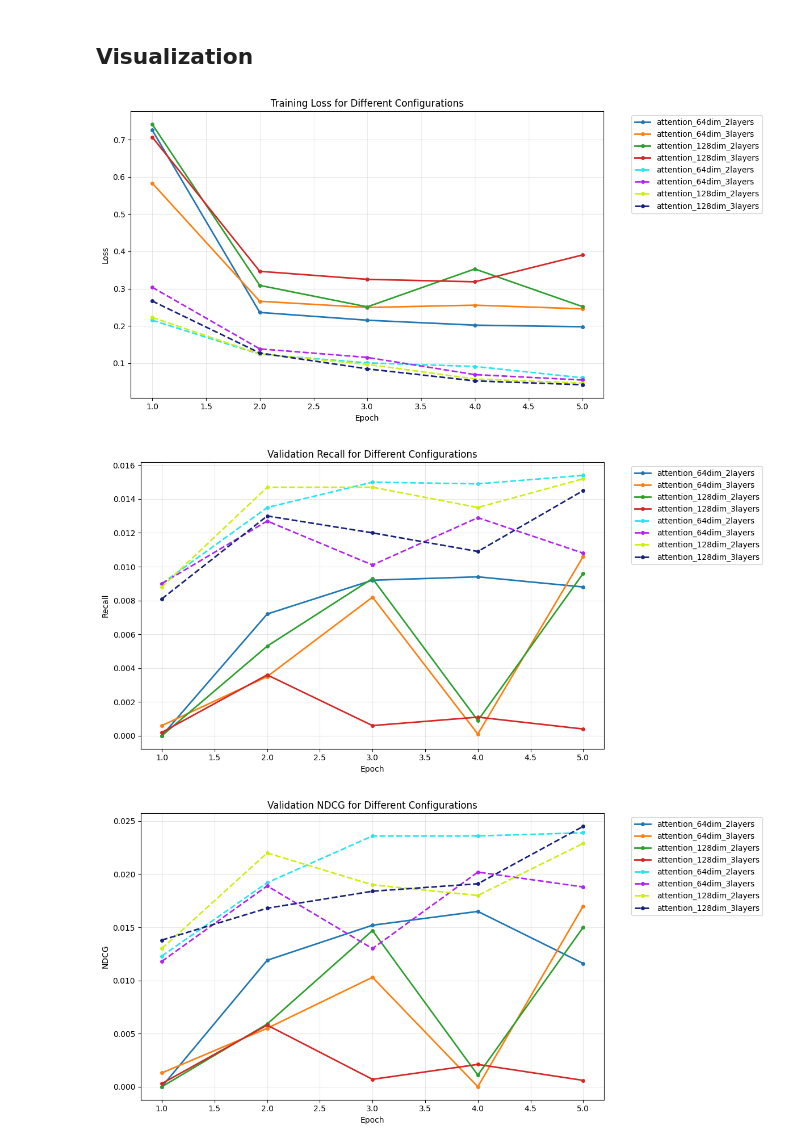
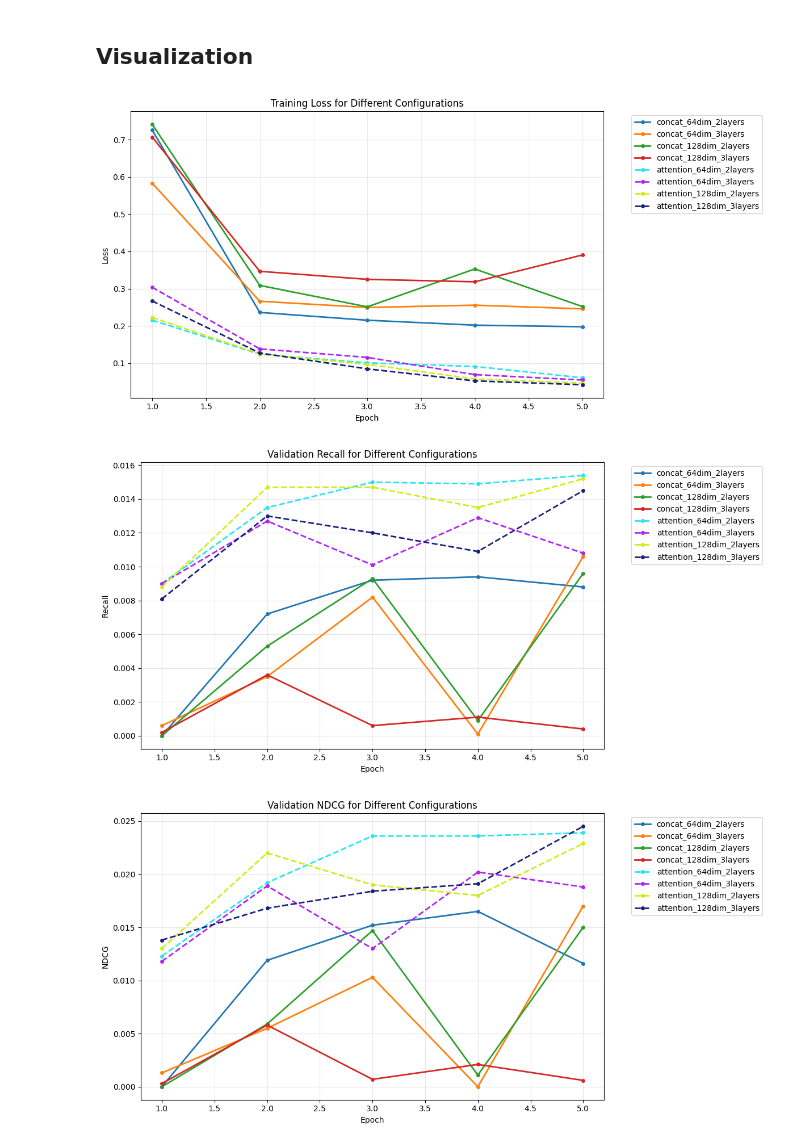
Before and after one commit to bulatsharif/GraphNN-Yambda-RecommendationSystem, a Jupyter notebook: Baseline_Models_Benchmark/yambda_mbgcn_experiments.ipynb, the cells around one changed output. Saved outputs shown, nothing was run; the diff lists cells and outputs as text; code cells hidden in the pictures.

Commit message:
fix: Adjust the configuration names in visualization

```diff
--- a/Baseline_Models_Benchmark/yambda_mbgcn_experiments.ipynb
+++ b/Baseline_Models_Benchmark/yambda_mbgcn_experiments.ipynb
@@ -654,8 +654,8 @@ seed = 42
 torch.manual_seed(seed)
 np.random.seed(seed)
 
-for fusion in ['attention']:
-    for user_emb_dim in [64, 128, 256]:
+for fusion in ['concat', 'attention']:
+    for user_emb_dim in [64, 128]:
         for num_layers in [2, 3]:
             model = MBGCN(
                 num_users=graph.num_users,
@@ -713,29 +713,6 @@ for fusion in ['attention']:
                 print(f"Epoch {epoch:03d} loss={avg_loss:.6f} val_rec@{k_eval}={val_recall:.4f} val_ndcg@{k_eval}={val_ndcg:.4f}")
             configuration = f"mbgcn_{fusion}_fusion_{user_emb_dim}_user_dim_{num_layers}_layers"
             histories[configuration] = history
-# %%
-histories = dict()
-epochs = 5
-k_eval=10
-for fusion in ['concat', 'attention']:
-    for user_emb_dim in [64, 128]:
-        for num_layers in [2, 3]:
-            history = {
-                'loss': [],
-                'val_recall': [],
-                'val_ndcg': []
-            }
-            print("Training the model with parameters:")
-            print(f"  Fusion function: {fusion}")
-            print(f"  User embeddings dimension: {user_emb_dim}")
-            print(f"  Number of gnn layers: {num_layers}")
-            for epoch in range(1, epochs + 1):
-                history['loss'].append(0.0)
-                history['val_recall'].append(0.0)
-                history['val_ndcg'].append(0.0)
-                print(f"Epoch {epoch:03d} loss={0.0:.6f} val_rec@{k_eval}={0.0:.4f} val_ndcg@{k_eval}={0.0:.4f}")
-            configuration = f"mbgcn_{fusion}_fusion_{user_emb_dim}_user_dim_{num_layers}_layers"
-            histories[configuration] = history
 # %%
 import json
 
@@ -757,7 +734,7 @@ line_styles = {'concat': '-', 'attention': '--'}
 
 def get_simple_name(full_name):
     parts = full_name.split('_')
-    fusion_type = 'concat' if 'concatenation' in full_name else 'attention'
+    fusion_type = 'concat' if 'concat' in full_name else 'attention'
     dim = parts[3]
     layers = parts[6]
     return f"{fusion_type}_{dim}dim_{layers}layers"
@@ -789,33 +766,33 @@ for idx, (config_name, metrics) in enumerate(data.items()):
     plt.plot(epochs, metrics['val_recall'],
              label=simple_name, color=colors[idx],
              linestyle=line_style, linewidth=2, marker='o', markersize=4)
 
 plt.xlabel('Epoch')
 plt.ylabel('Recall')
 plt.title('Validation Recall for Different Configurations')
 plt.grid(True, alpha=0.3)
 plt.legend(bbox_to_anchor=(1.05, 1), loc='upper left')
 plt.tight_layout()
 plt.show()
 
 plt.figure(figsize=(12, 6))
 
 for idx, (config_name, metrics) in enumerate(data.items()):
     line_style = line_styles['concat'] if 'concat' in config_name else line_styles['attention']
     simple_name = get_simple_name(config_name)
 
     plt.plot(epochs, metrics['val_ndcg'],
              label=simple_name, color=colors[idx],
              linestyle=line_style, linewidth=2, marker='o', markersize=4)
 
 plt.xlabel('Epoch')
 plt.ylabel('NDCG')
 plt.title('Validation NDCG for Different Configurations')
 plt.grid(True, alpha=0.3)
 plt.legend(bbox_to_anchor=(1.05, 1), loc='upper left')
 plt.tight_layout()
 plt.show()
 # %% [output]
-[figure, old version]
+[figure, new version]
-[figure, old version]
+[figure, new version]
-[figure, old version]
+[figure, new version]
```
